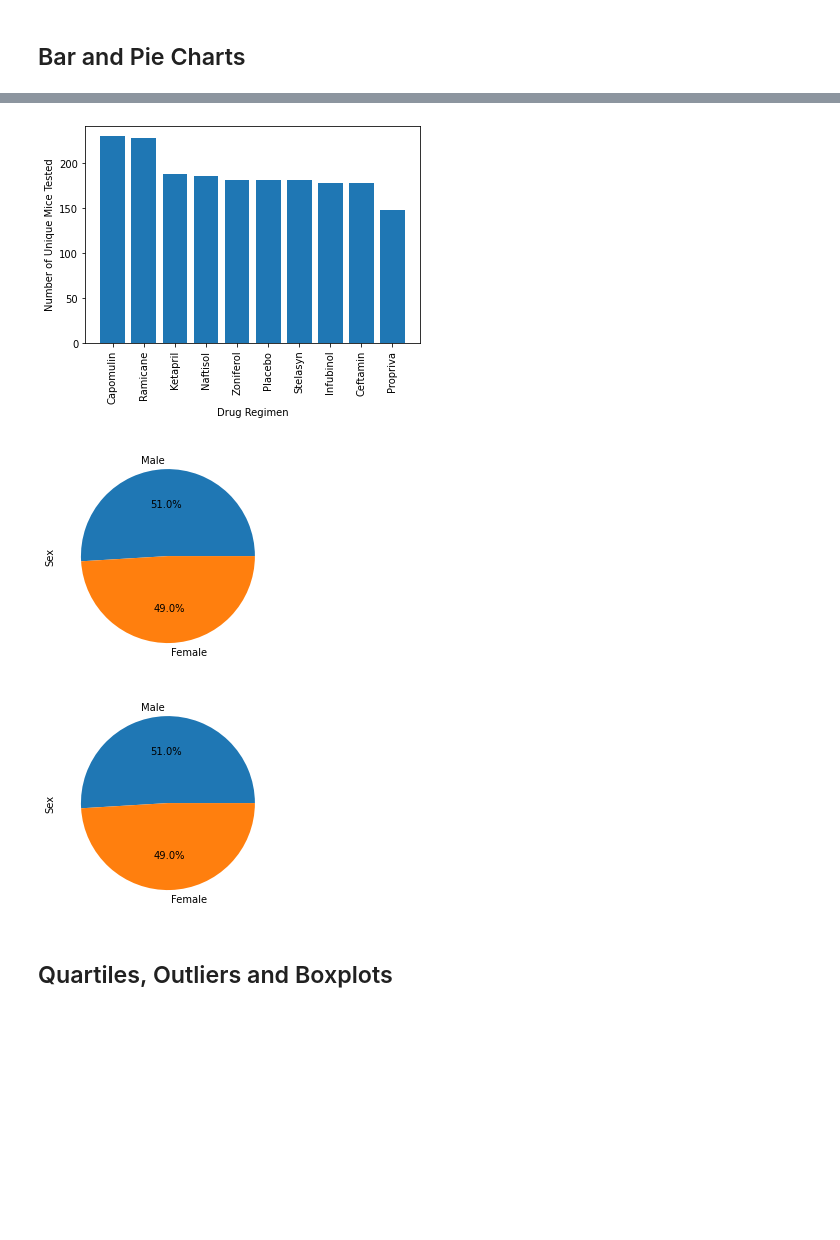
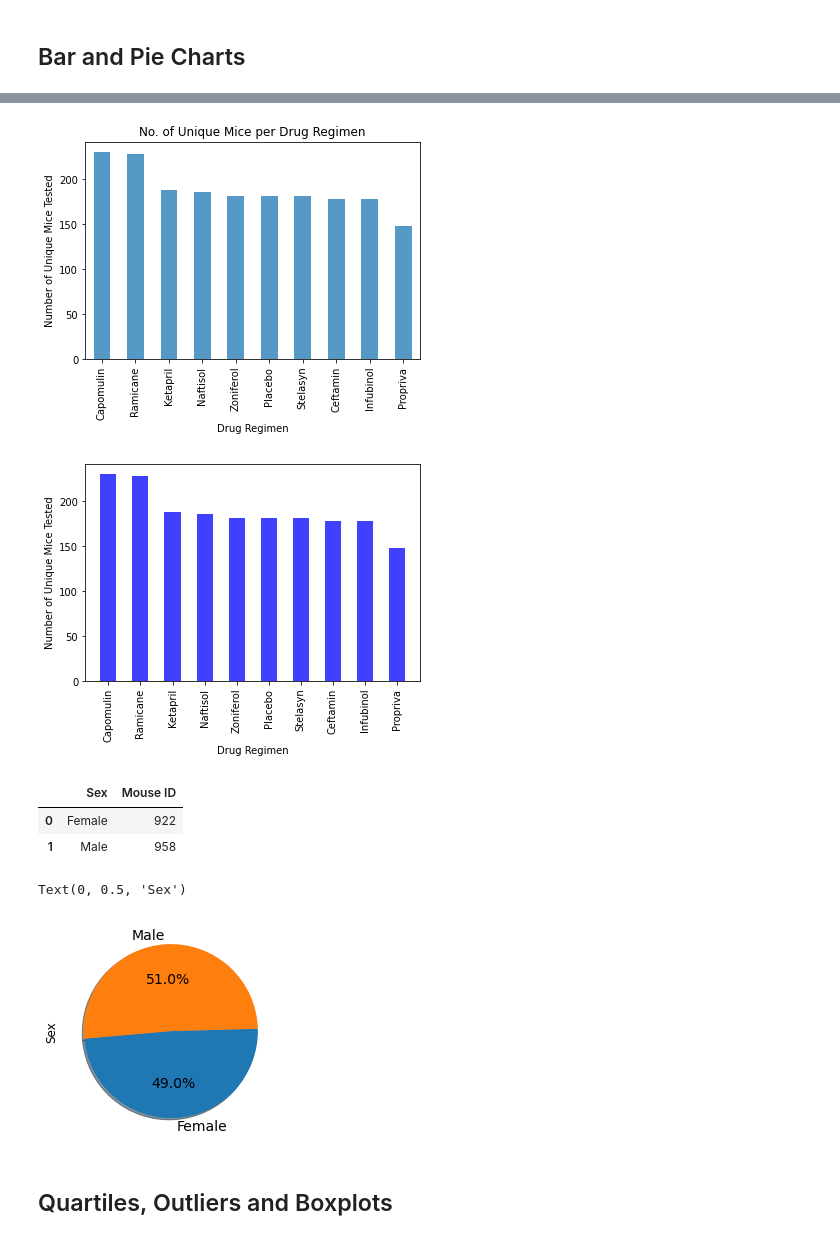
Before and after one commit to Polaris-pixel/Matplotlib-Challenge, a Jupyter notebook: pymaceuticals_starter.ipynb, the cells around one changed output, grey strips where cells are left out. Saved outputs shown, nothing was run; the diff lists cells and outputs as text; code cells hidden in the pictures; blank space fills up the shorter version.

Commit message:
bar/pie plots

```diff
--- a/pymaceuticals_starter.ipynb
+++ b/pymaceuticals_starter.ipynb
@@ -66,3 +92,6 @@ array(['g989'], dtype=object)
 # %%
 # Create a clean DataFrame by dropping the duplicate mouse by its ID.
+
+clean_mouseID_df = mouse_trial_df[mouse_trial_df['Mouse ID'] != 'g989']
+clean_mouseID_df
 # %% [output]
@@ -124,15 +207,58 @@ array(['g989'], dtype=object)
+# %%
+# Generate a bar plot showing the total number of unique mice tested on each drug regimen using pandas.
+drugs_group=clean_mouseID_df.groupby(["Drug Regimen"]).count()
+#drugs_group
+
+drugs_group_reset = pd.DataFrame(drugs_group).reset_index()
+
+drugs_df = drugs_group_reset[["Drug Regimen", "Mouse ID"]].sort_values('Mouse ID', ascending=False)
+
+drugs_df_index = drugs_df.set_index("Drug Regimen")
+#drugs_df
+
+drugs_plot = drugs_df_index.plot(kind='bar',  title= 'No. of Unique Mice per Drug Regimen', legend =False, alpha = 0.75)
+
+drugs_plot.set_ylabel('Number of Unique Mice Tested')
+
+plt.show()
+# %% [output]
+[figure, added]
 # %%
 # Generate a bar plot showing the total number of unqiue mice tested on each drug regimen using using pyplot.
+x_axis = drugs_df.iloc[:,0]
+y_axis = drugs_df.iloc[:,1]
+
+plt.bar(x_axis, y_axis, facecolor='b', width=0.5, alpha=0.75, align = 'center')
+plt.xlabel('Drug Regimen')
+plt.ylabel('Number of Unique Mice Tested')
+plt.xticks(rotation='vertical')
+plt.show()
 # %% [output]
-[figure, old version]
+[figure, new version]
 # %%
 # Generate a pie plot showing the distribution of female versus male mice using pandas
+
+gender_df = pd.DataFrame(clean_mouseID_df.groupby(["Sex"]).count()).reset_index()
+gender_df.head()
+
+gender_df = gender_df[["Sex","Mouse ID"]]
+gender_df.head()
 # %% [output]
-[figure, removed]
+|  | Sex | Mouse ID |
+| 0 | Female | 922 |
+| 1 | Male | 958 |
 # %%
 # Generate a pie plot showing the distribution of female versus male mice using pyplot
+
+gender_df.plot(kind="pie", y = "Mouse ID", autopct='%1.1f%%',
+              startangle=185, shadow=True, labels=gender_df["Sex"], legend = False, fontsize=14)
+
+
+plt.xlabel("")
+plt.ylabel("Sex", fontsize=12)
 # %% [output]
+Text(0, 0.5, 'Sex')
-[figure, old version]
+[figure, new version]
 # %% [markdown]
 ## Quartiles, Outliers and Boxplots
 # %%
```
Also changed, not shown: parts of 9 cells of this notebook.
